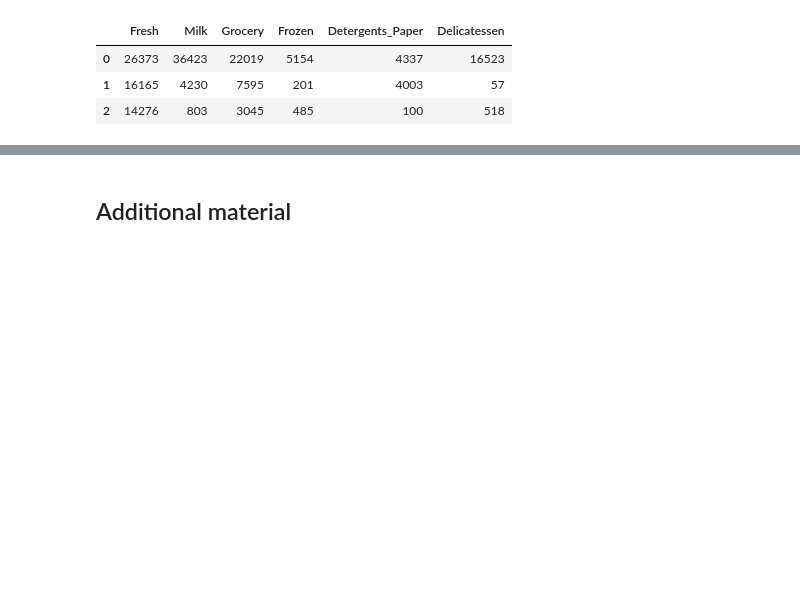
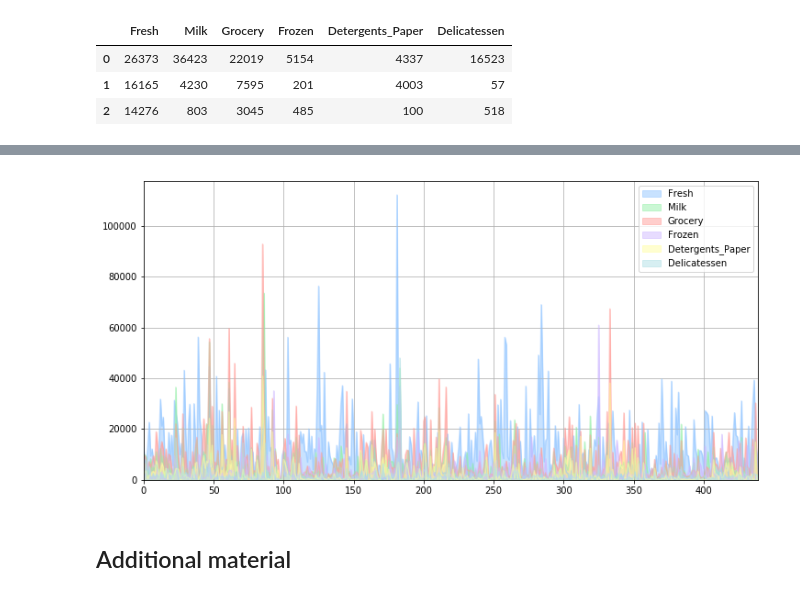
Before and after one commit to OlgaBelitskaya/instagram, a Jupyter notebook: instagram_python.ipynb, the cells around one changed output, grey strips where cells are left out. Cells and saved outputs as stored; diff of their text form; code cells hidden in the pictures; blank space fills up the shorter version.

```diff
--- a/instagram_python.ipynb
+++ b/instagram_python.ipynb
@@ -189,3 +194,11 @@ line.render_to_file('samples.svg')
+# %%
+import pandas, seaborn, pylab; pylab.style.use('seaborn-pastel')
+path = "../projects/nd009/Machine_Learning_Engineer_ND_P3/"
+data = pandas.read_csv(path+"customers.csv")
+data.drop(['Region','Channel'],axis=1,inplace=True)
+data.plot.area(stacked=False, figsize=(12,6), grid=True);
+# %% [output]
+[figure, added]
 # %% [markdown]
 ## Additional material
 # %%
```
Also changed, not shown: parts of 1 cell of this notebook.
